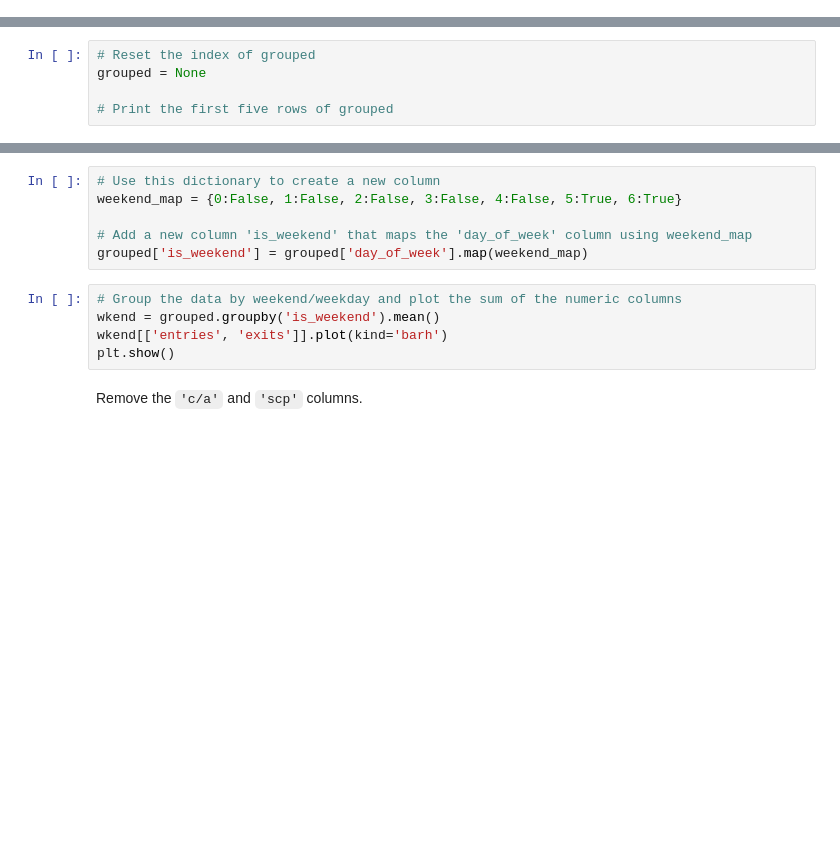
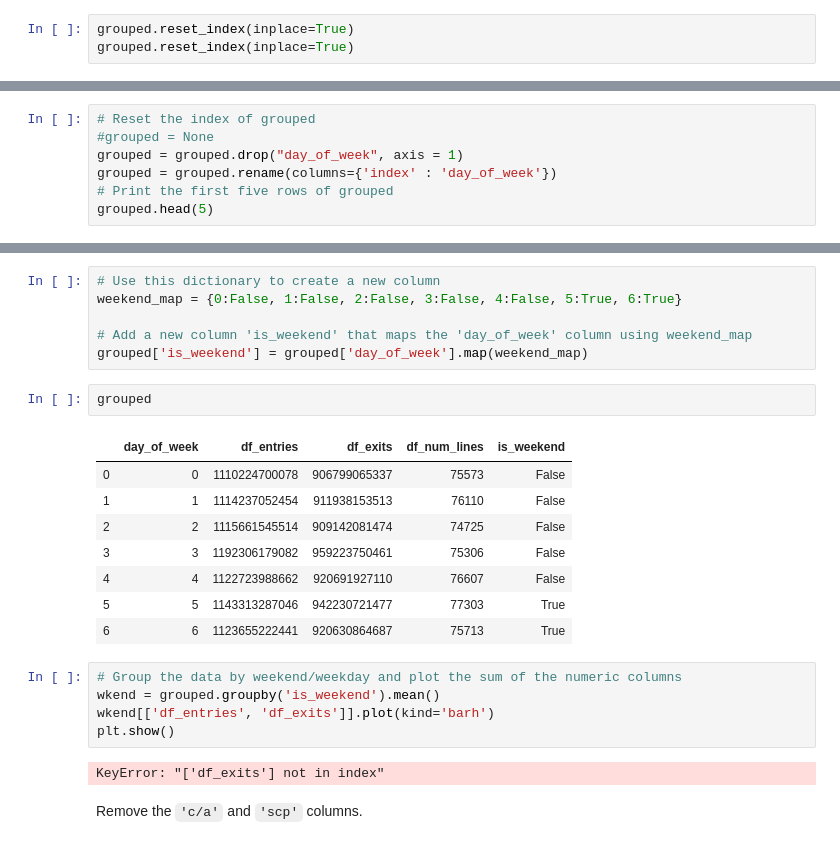
Before and after one commit to iuniorhsiung/dsc-pandas-series-and-dataframes-lab-dc-ds-111819, a Jupyter notebook: index-NL.ipynb, the cells around one changed output, grey strips where cells are left out. Saved outputs shown, nothing was run; the diff lists cells and outputs as text; blank space fills up the shorter version.

```diff
--- a/index-NL.ipynb
+++ b/index-NL.ipynb
@@ -163,0 +222,3 @@ plt.show()
+# %%
+grouped.reset_index(inplace=True)
+grouped.reset_index(inplace=True)
@@ -164,5 +234,7 @@ plt.show()
 # %%
 # Reset the index of grouped
-grouped = None
-
+#grouped = None
+grouped = grouped.drop("day_of_week", axis = 1)
+grouped = grouped.rename(columns={'index' : 'day_of_week'})
 # Print the first five rows of grouped
+grouped.head(5)
@@ -174,11 +253,24 @@ weekend_map = {0:False, 1:False, 2:False, 3:False, 4:False, 5:True, 6:True}
 
 # Add a new column 'is_weekend' that maps the 'day_of_week' column using weekend_map
 grouped['is_weekend'] = grouped['day_of_week'].map(weekend_map)
+# %%
+grouped
+# %% [output]
+|  | day_of_week | df_entries | df_exits | df_num_lines | is_weekend |
+| 0 | 0 | 1110224700078 | 906799065337 | 75573 | False |
+| 1 | 1 | 1114237052454 | 911938153513 | 76110 | False |
+| 2 | 2 | 1115661545514 | 909142081474 | 74725 | False |
+| 3 | 3 | 1192306179082 | 959223750461 | 75306 | False |
+| 4 | 4 | 1122723988662 | 920691927110 | 76607 | False |
+| 5 | 5 | 1143313287046 | 942230721477 | 77303 | True |
+| 6 | 6 | 1123655222441 | 920630864687 | 75713 | True |
 # %%
 # Group the data by weekend/weekday and plot the sum of the numeric columns
 wkend = grouped.groupby('is_weekend').mean()
-wkend[['entries', 'exits']].plot(kind='barh')
+wkend[['df_entries', 'df_exits']].plot(kind='barh')
 plt.show()
+# %% [output]
+KeyError: "['df_exits'] not in index"
 # %% [markdown]
 Remove the `'c/a'` and `'scp'` columns.
 # %%
```
Also changed, not shown: parts of 16 cells of this notebook.
